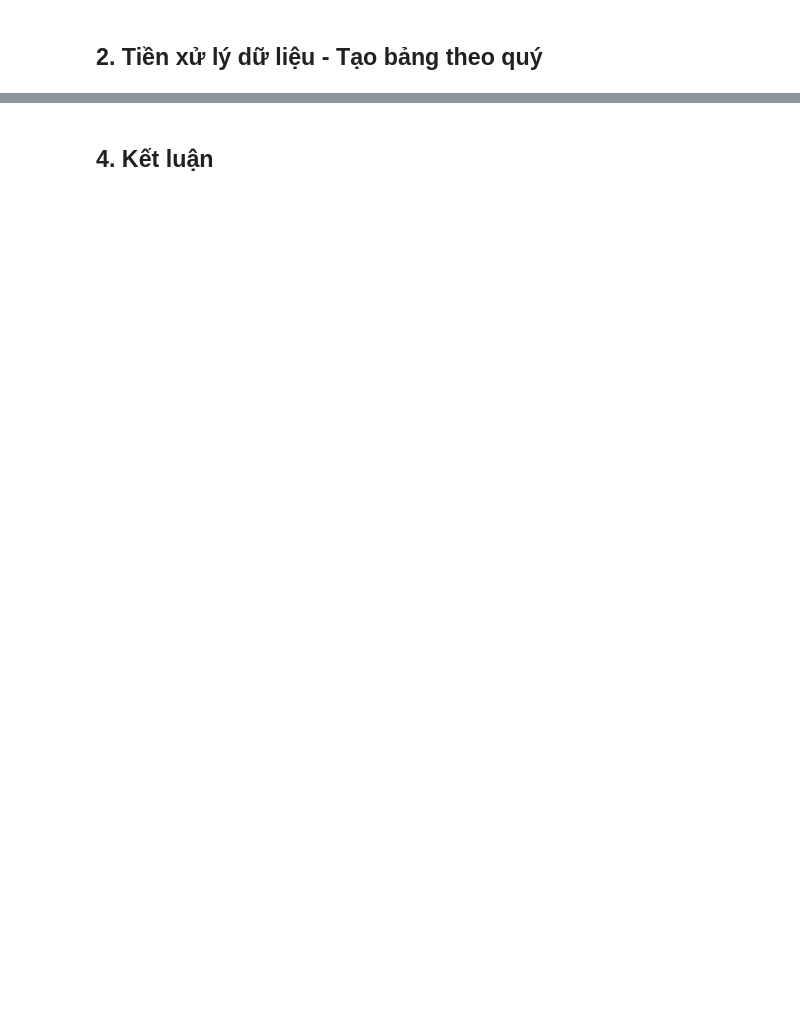
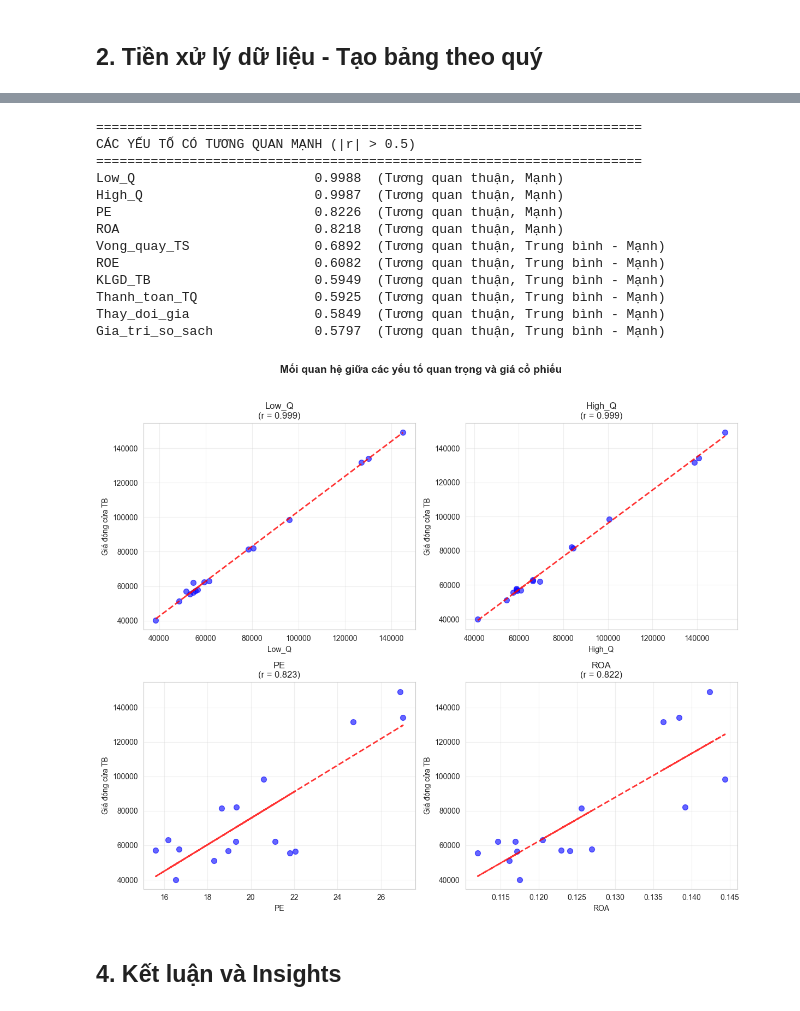
Before and after one commit to 24022404/BaiTapLapTrinh1-DataMining-, a Jupyter notebook: FPT_analysis.ipynb, the cells around one changed output, grey strips where cells are left out. Cells and saved outputs as stored; diff of their text form; code cells hidden in the pictures; blank space fills up the shorter version.

```diff
--- a/FPT_analysis.ipynb
+++ b/FPT_analysis.ipynb
@@ -217,11 +514,0 @@ plt.show()
-# %%
-# Xác định yếu tố tương quan mạnh
-strong = correlations[abs(correlations) > 0.5]
-strong = strong[strong.index != 'Giá đóng cửa TB']
-
-print('\nYẾU TỐ TƯƠNG QUAN MẠNH (|r| > 0.5):')
-print('='*45)
-for factor, corr in strong.items():
-    if not pd.isna(corr):
-        direction = 'Thuận' if corr > 0 else 'Nghịch'
-        print(f'{factor:25} {corr:>7.3f} ({direction})')
@@ -238,2 +515,64 @@ Giá trị sổ sách             0.580 (Thuận)
+# %%
+# Xác định các yếu tố tương quan mạnh
+strong_corr = price_corr[abs(price_corr) > 0.5]
+strong_corr = strong_corr[strong_corr.index != 'Gia_dong_cua_TB']
+
+print('='*70)
+print('CÁC YẾU TỐ CÓ TƯƠNG QUAN MẠNH (|r| > 0.5)')
+print('='*70)
+
+if len(strong_corr) > 0:
+    for factor, corr in strong_corr.items():
+        if not pd.isna(corr):
+            relationship = 'Tương quan thuận' if corr > 0 else 'Tương quan nghịch'
+            impact = 'Mạnh' if abs(corr) > 0.7 else 'Trung bình - Mạnh'
+            print(f"{factor:25} {corr:>8.4f}  ({relationship}, {impact})")
+
+    # Vẽ scatter plots cho top factors
+    top_factors = strong_corr.head(4).index.tolist()
+
+    if len(top_factors) > 0:
+        fig, axes = plt.subplots(2, 2, figsize=(12, 10))
+        axes = axes.ravel()
+
+        for idx, factor in enumerate(top_factors[:4]):
+            valid_data = df_merged[['Gia_dong_cua_TB', factor]].dropna()
+
+            axes[idx].scatter(valid_data[factor], valid_data['Gia_dong_cua_TB'],
+                            alpha=0.6, s=50, color='blue')
+
+            # Add trend line
+            z = np.polyfit(valid_data[factor], valid_data['Gia_dong_cua_TB'], 1)
+            p = np.poly1d(z)
+            axes[idx].plot(valid_data[factor], p(valid_data[factor]),
+                          "r--", alpha=0.8, linewidth=2)
+
+            corr_val = valid_data['Gia_dong_cua_TB'].corr(valid_data[factor])
+            axes[idx].set_xlabel(factor)
+            axes[idx].set_ylabel('Giá đóng cửa TB')
+            axes[idx].set_title(f'{factor}\n(r = {corr_val:.3f})')
+            axes[idx].grid(True, alpha=0.3)
+
+        plt.suptitle('Mối quan hệ giữa các yếu tố quan trọng và giá cổ phiếu',
+                    fontsize=14, fontweight='bold', y=1.02)
+        plt.tight_layout()
+        plt.show()
+else:
+    print("Không có yếu tố nào có tương quan mạnh > 0.5")
+# %% [output]
+======================================================================
+CÁC YẾU TỐ CÓ TƯƠNG QUAN MẠNH (|r| > 0.5)
+======================================================================
+Low_Q                       0.9988  (Tương quan thuận, Mạnh)
+High_Q                      0.9987  (Tương quan thuận, Mạnh)
+PE                          0.8226  (Tương quan thuận, Mạnh)
+ROA                         0.8218  (Tương quan thuận, Mạnh)
+Vong_quay_TS                0.6892  (Tương quan thuận, Trung bình - Mạnh)
+ROE                         0.6082  (Tương quan thuận, Trung bình - Mạnh)
+KLGD_TB                     0.5949  (Tương quan thuận, Trung bình - Mạnh)
+Thanh_toan_TQ               0.5925  (Tương quan thuận, Trung bình - Mạnh)
+Thay_doi_gia                0.5849  (Tương quan thuận, Trung bình - Mạnh)
+Gia_tri_so_sach             0.5797  (Tương quan thuận, Trung bình - Mạnh)
+[figure, added]
 # %% [markdown]
-## 4. Kết luận
+## 4. Kết luận và Insights
```
Also changed, not shown: parts of 32 cells of this notebook, 2 other files.
